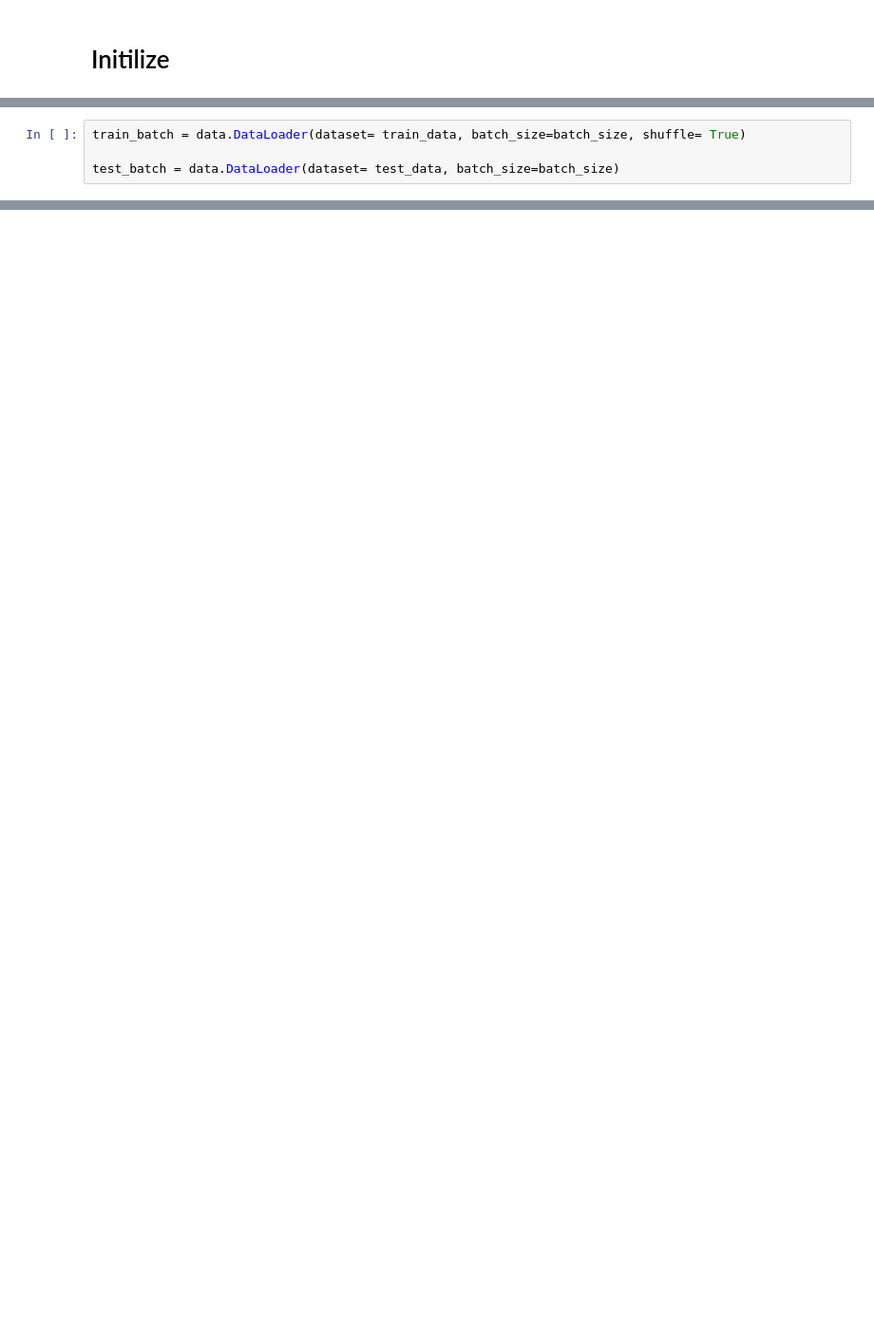
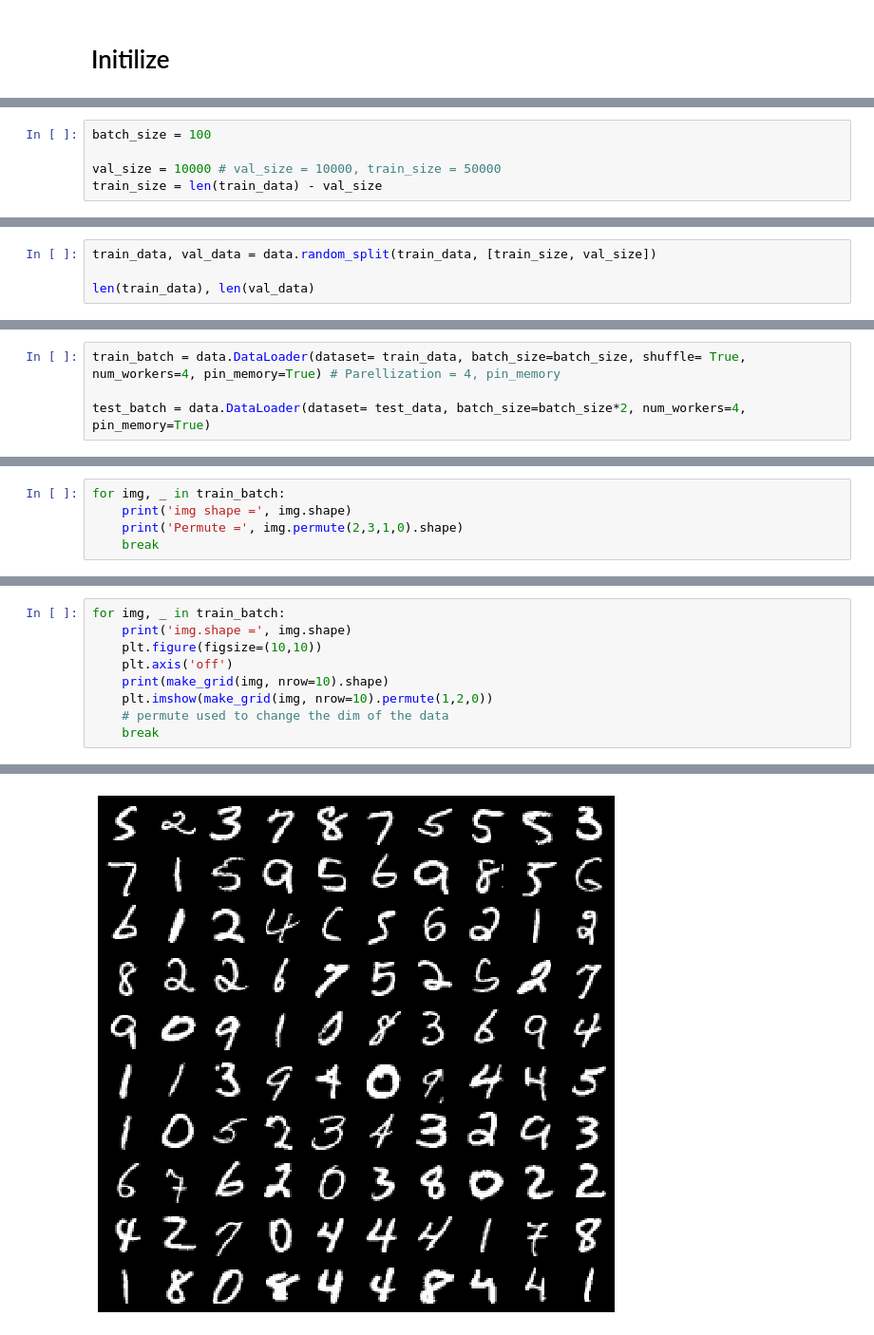
Before and after one commit to meetshrihari/PyTorch-Basics, a Jupyter notebook: Part 4.1 ANN with_without GPU.ipynb, the cells around one changed output, grey strips where cells are left out. Shown at 95% size. Cells and saved outputs as stored; diff of their text form; blank space fills up the shorter version.

```diff
--- a/Part 4.1 ANN with_without GPU.ipynb
+++ b/Part 4.1 ANN with_without GPU.ipynb
@@ -21,0 +31,5 @@ batch_size = 100
+# %%
+batch_size = 100
+
+val_size = 10000 # val_size = 10000, train_size = 50000
+train_size = len(train_data) - val_size
@@ -21,0 +38,4 @@ batch_size = 100
+# %%
+train_data, val_data = data.random_split(train_data, [train_size, val_size])
+
+len(train_data), len(val_data)
@@ -22,4 +46,4 @@ batch_size = 100
 # %%
-train_batch = data.DataLoader(dataset= train_data, batch_size=batch_size, shuffle= True)
+train_batch = data.DataLoader(dataset= train_data, batch_size=batch_size, shuffle= True, num_workers=4, pin_memory=True) # Parellization = 4, pin_memory
 
-test_batch = data.DataLoader(dataset= test_data, batch_size=batch_size)
+test_batch = data.DataLoader(dataset= test_data, batch_size=batch_size*2, num_workers=4, pin_memory=True)
@@ -28,0 +50,5 @@ NameError: name 'get_default_device' is not defined
+# %%
+for img, _ in train_batch:
+    print('img shape =', img.shape)
+    print('Permute =', img.permute(2,3,1,0).shape)
+    break
@@ -28,0 +62,10 @@ NameError: name 'get_default_device' is not defined
+# %%
+for img, _ in train_batch:
+    print('img.shape =', img.shape)
+    plt.figure(figsize=(10,10))
+    plt.axis('off')
+    print(make_grid(img, nrow=10).shape)
+    plt.imshow(make_grid(img, nrow=10).permute(1,2,0))
+    # permute used to change the dim of the data
+    break
+# %% [output]
@@ -28,0 +74 @@ NameError: name 'get_default_device' is not defined
+[figure, added]
```
Also changed, not shown: parts of 20 cells of this notebook.
